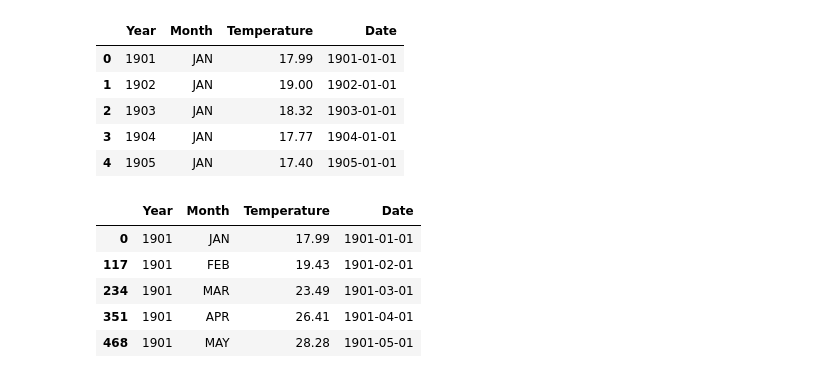
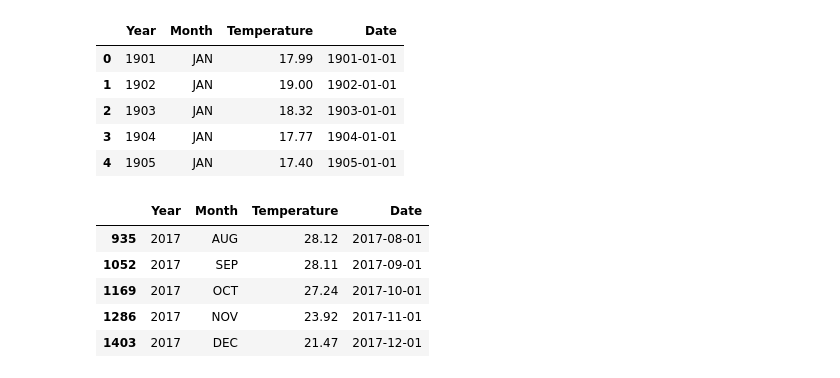
Before and after one commit to daanishrasheed/WeatherForecasting, a Jupyter notebook: analysis.ipynb, the cells around one changed output. Cells and saved outputs as stored; diff of their text form; code cells hidden in the pictures.

```diff
--- a/analysis.ipynb
+++ b/analysis.ipynb
@@ -53,11 +53,11 @@ df1.head()
 | 4 | 1905 | JAN | 17.40 | 1905-01-01 |
 # %%
 df1.sort_values(by = 'Date', inplace=True)
-df1.head()
+df1.tail()
 # %% [output]
 |  | Year | Month | Temperature | Date |
-| 0 | 1901 | JAN | 17.99 | 1901-01-01 |
-| 117 | 1901 | FEB | 19.43 | 1901-02-01 |
-| 234 | 1901 | MAR | 23.49 | 1901-03-01 |
-| 351 | 1901 | APR | 26.41 | 1901-04-01 |
-| 468 | 1901 | MAY | 28.28 | 1901-05-01 |
+| 935 | 2017 | AUG | 28.12 | 2017-08-01 |
+| 1052 | 2017 | SEP | 28.11 | 2017-09-01 |
+| 1169 | 2017 | OCT | 27.24 | 2017-10-01 |
+| 1286 | 2017 | NOV | 23.92 | 2017-11-01 |
+| 1403 | 2017 | DEC | 21.47 | 2017-12-01 |
```
Also changed, not shown: parts of 1 cell of this notebook.
